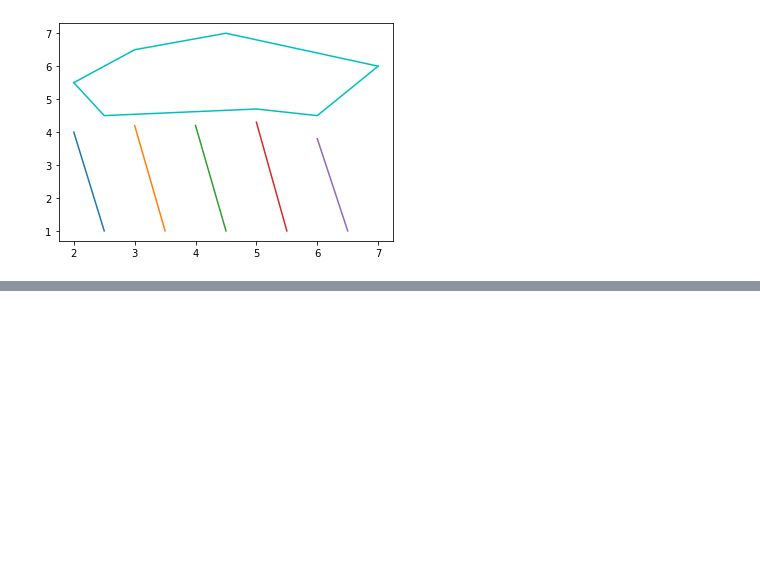
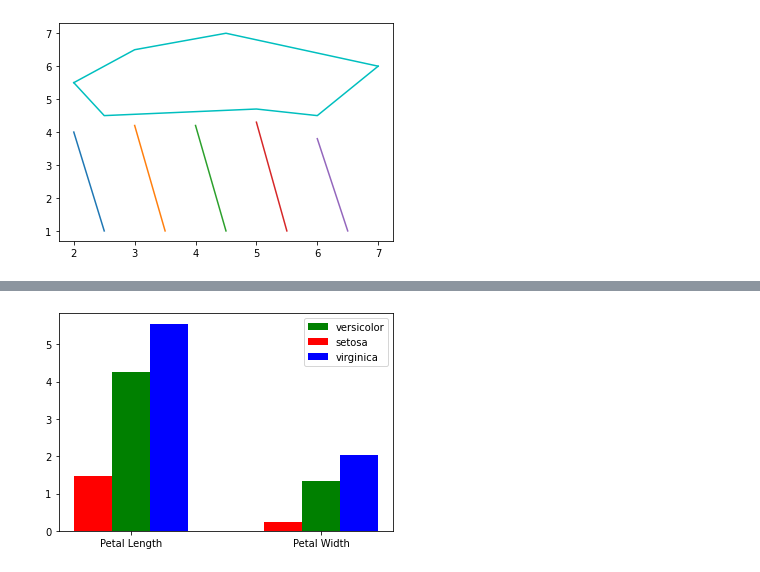
Before and after one commit to chayakonchanlun/data_viz_2022, a Jupyter notebook: DataViz04_Data_Comparison_ipynb.ipynb, the cells around one changed output, grey strips where cells are left out. Cells and saved outputs as stored; diff of their text form; code cells hidden in the pictures; blank space fills up the shorter version.

```diff
--- a/DataViz04_Data_Comparison_ipynb.ipynb
+++ b/DataViz04_Data_Comparison_ipynb.ipynb
@@ -187,0 +244,11 @@ plt.plot([2,2.5,3,4.5,5,7],[5.5,6,6.5,7,6.8,6],'c-')
+# %%
+width = 0.2 # ความกว้างของกราฟ
+
+plt.bar([1,2],[sample_data['PetalLength'][1],sample_data['PetalWidth'][1]],width,color='g',label='versicolor') # ดอกที่ 2 versicolor
+plt.bar([1-width,2-width],[sample_data['PetalLength'][0],sample_data['PetalWidth'][0]],width,color='r',label='setosa') # ดอกที่ 1 setosa ขยับซ้าย
+plt.bar([1+width,2+width],[sample_data['PetalLength'][2],sample_data['PetalWidth'][2]],width,color='b',label='virginica') # ดอกที่ 3 virginica ขยับขวา
+
+plt.xticks([1,2],['Petal Length','Petal Width']) # เติมชื่อแกน x
+plt.legend();
+# %% [output]
+[figure, added]
```
Also changed, not shown: parts of 15 cells of this notebook.
